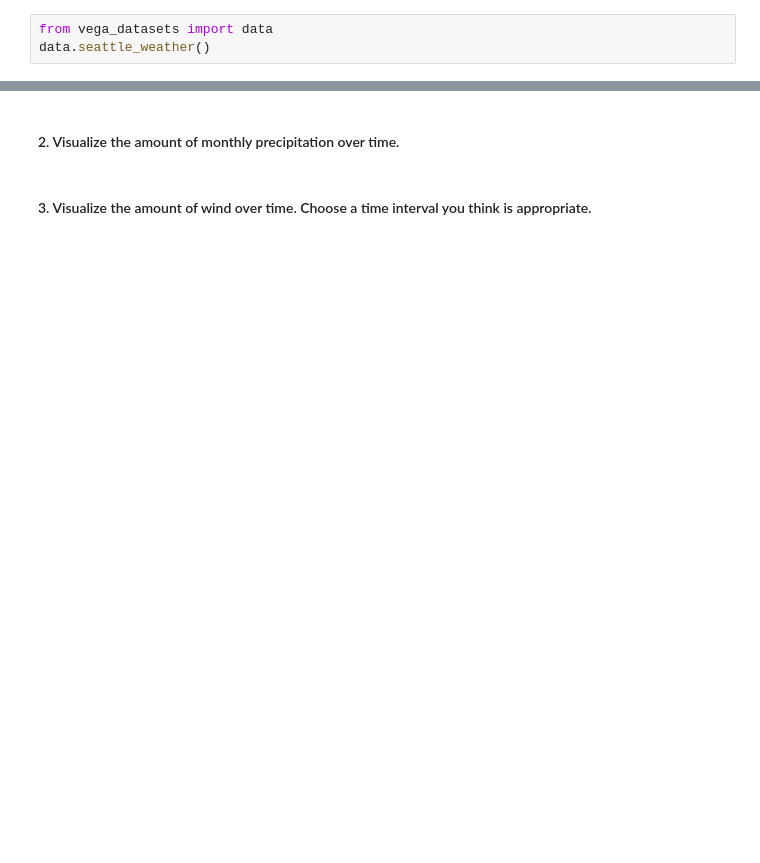
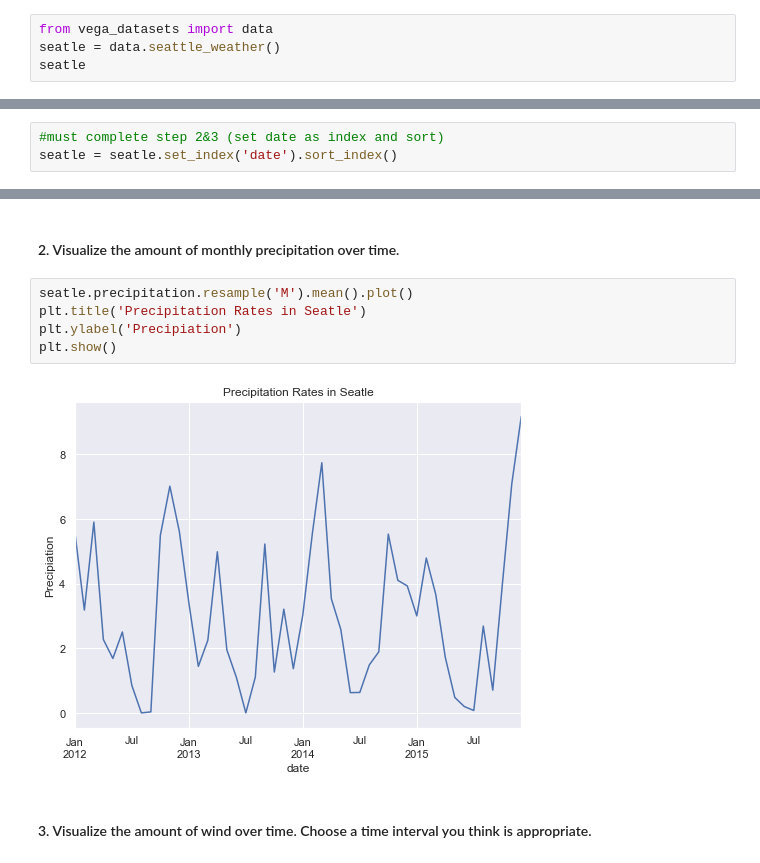
Before and after one commit to natasharivers/time-series-exercises, a Jupyter notebook: Dates Exercises.ipynb, the cells around one changed output, grey strips where cells are left out. Saved outputs shown, nothing was run; the diff lists cells and outputs as text; blank space fills up the shorter version.

```diff
--- a/Dates Exercises.ipynb
+++ b/Dates Exercises.ipynb
@@ -239,7 +239,8 @@ plt.show()
 7. Which month has the most number of days with a non-zero amount of precipitation
 # %%
 from vega_datasets import data
-data.seattle_weather()
+seatle = data.seattle_weather()
+seatle
 # %% [output]
 |  | date | precipitation | temp_max | temp_min | wind | weather |
 | 0 | 2012-01-01 | 0.00 | 12.80 | 5.00 | 4.70 | drizzle |
@@ -256,0 +282,3 @@ data.seattle_weather()
+# %%
+#must complete step 2&3 (set date as index and sort)
+seatle = seatle.set_index('date').sort_index()
@@ -259,4 +313,11 @@ data.seattle_weather()
 # %% [markdown]
 #### 2. Visualize the amount of monthly precipitation over time.
+# %%
+seatle.precipitation.resample('M').mean().plot()
+plt.title('Precipitation Rates in Seatle')
+plt.ylabel('Precipiation')
+plt.show()
+# %% [output]
+[figure, added]
 # %% [markdown]
 #### 3. Visualize the amount of wind over time. Choose a time interval you think is appropriate.
```
Also changed, not shown: parts of 38 cells of this notebook.
